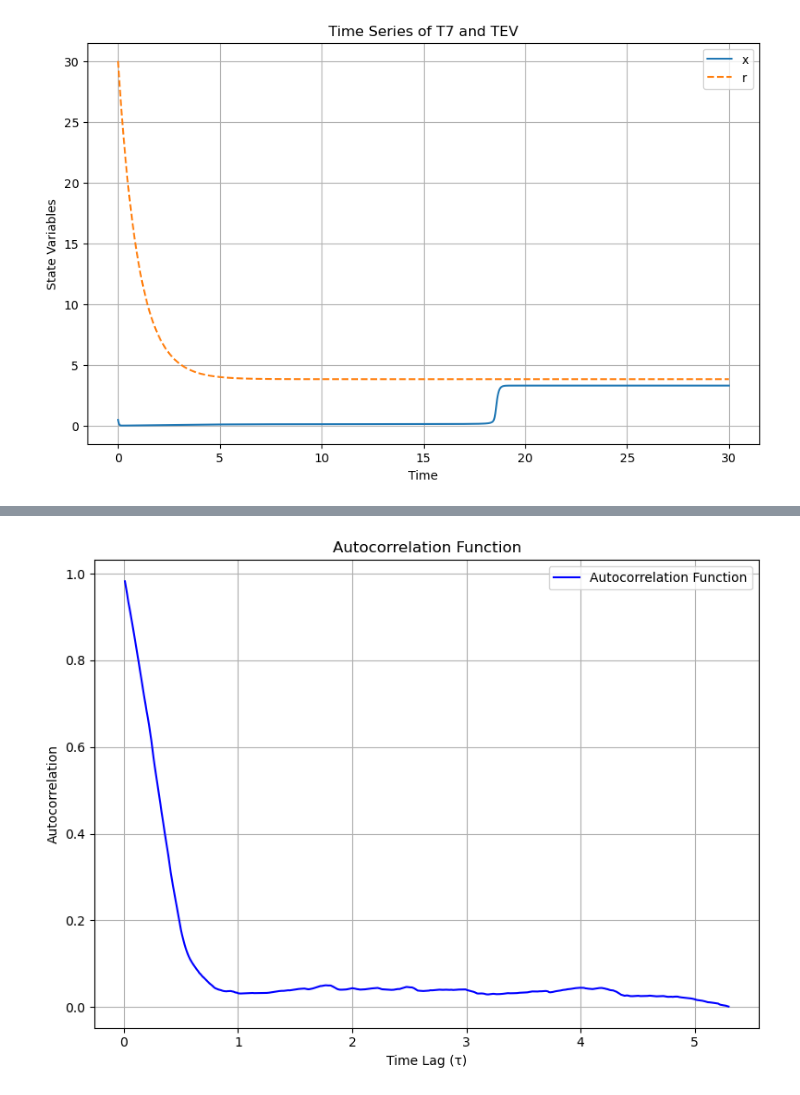
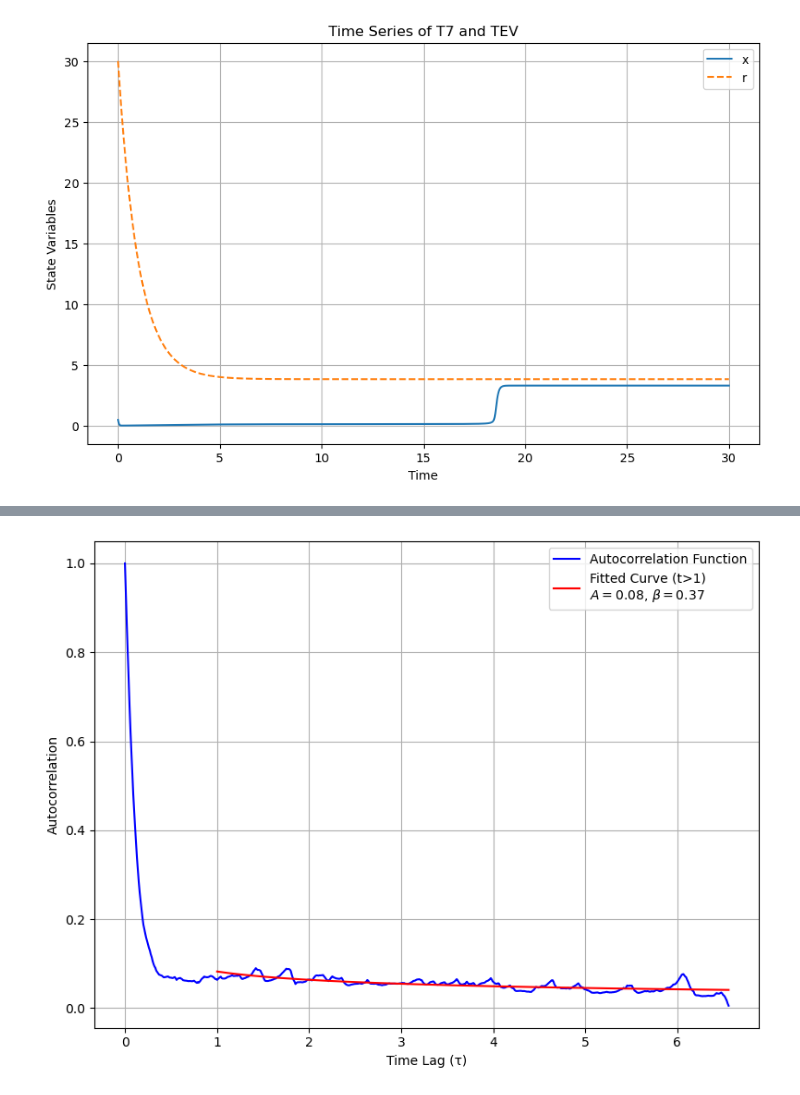
Before and after one commit to Paytonco/SOC_circuit, a Jupyter notebook: hillModel.ipynb, the cells around one changed output, grey strips where cells are left out. Saved outputs shown, nothing was run; the diff lists cells and outputs as text; code cells hidden in the pictures.

```diff
--- a/hillModel.ipynb
+++ b/hillModel.ipynb
@@ -217,7 +218,7 @@ if __name__ == "__main__":
     # Initialize storage for t, X, r pairs
     results = []
 
-    initial_conditions = [0.13, 4.0]
+    initial_conditions = [0.14758491, 3.853264]
     tspan = (0, 10)
 
     for ix in range(1000):
@@ -321,59 +322,50 @@ if __name__ == "__main__":
 # %%
-# Define the fitting function: C_x(tau) = A * (tau + 1)^(-beta)
+import numpy as np
+import matplotlib.pyplot as plt
+from scipy.optimize import curve_fit
+
 def fit_function(tau, A, beta):
-    return A * (tau + 1) ** (-beta)
+    return A * (tau) ** (-beta)
 
 def autocorrelation(x):
-    """Calculate the autocorrelation function of the signal x."""
     n = len(x)
     result = np.correlate(x, x, mode='full')
     result = result[n - 1:]  # Keep only the second half of the result
     result /= np.max(result)  # Normalize to maximum value
     return result
 
 if __name__ == "__main__":
-    # Find the trial with the latest first passage time
     latest_fpt_index = np.argmax(fpt_list)
     latest_t, latest_X = results[latest_fpt_index]
-
-    # Find the first passage time for the latest trial
     latest_fpt = fpt_list[latest_fpt_index]
 
-    # Extract the position values up to the first passage time
-    # Find the index where the first passage time occurs
-    first_passage_index = np.where(latest_t >= latest_fpt)[0][0]  # Index of the first passage time
+    first_passage_index = np.where(latest_t >= latest_fpt)[0][0]
+    X_before_fpt = latest_X[:first_passage_index + 1]
+    t_before_fpt = latest_t[:first_passage_index + 1]
 
-    # Extract position values up to the first passage time
-    X_before_fpt = latest_X[:first_passage_index + 1]
-    t_before_fpt = latest_t[:first_passage_index + 1]  # Time values up to the first passage time
+    acf = autocorrelation(X_before_fpt)
+    time_lags = t_before_fpt - t_before_fpt[0]
 
-    # Calculate the autocorrelation function for the extracted position data
-    acf = autocorrelation(X_before_fpt)
+    # Filter data for t > 1
+    valid_indices = time_lags > 1
+    time_lags_filtered = time_lags[valid_indices]
+    acf_filtered = acf[valid_indices]
 
-    # Calculate the corresponding time lags for the autocorrelation
-    time_lags = t_before_fpt - t_before_fpt[0]  # Subtract the initial time to get the lag
-
-    # Fit the autocorrelation data to the model C_x(tau) = A * (tau + 1)^(-beta)
-    popt, _ = curve_fit(fit_function, time_lags[1:], acf[1:], p0=[1, 1])  # Initial guess for A and beta
+    popt, _ = curve_fit(fit_function, time_lags_filtered, acf_filtered, p0=[1, 1])
     A_fit, beta_fit = popt
 
-    # Generate the fitted curve
-    tau_fit = np.linspace(min(time_lags), max(time_lags), 500)
-    acf_fit = fit_function(tau_fit, A_fit, beta_fit)
-
-    # Plot the autocorrelation function with the fitted curve
     plt.figure(figsize=(8, 6))
-    plt.plot(time_lags[1:], acf[1:], label="Autocorrelation Function", color='b')
-    #plt.plot(tau_fit, acf_fit, 'r-', label=f"Fitted Curve\n$A={A_fit:.2f}$, $\\beta={beta_fit:.2f}$")
+    plt.plot(time_lags, acf, label="Autocorrelation Function", color='b')
+    plt.plot(time_lags_filtered, fit_function(time_lags_filtered, A_fit, beta_fit), 'r-',
+             label=f"Fitted Curve (t>1)\n$A={A_fit:.2f}$, $\\beta={beta_fit:.2f}$")
     plt.xlabel("Time Lag (τ)")
     plt.ylabel("Autocorrelation")
-    plt.title("Autocorrelation Function")# and Fit to $C_x(\\tau) = A(\\tau + 1)^{-\\beta}$")
     plt.grid(True)
     plt.legend()
     plt.tight_layout()
     plt.show()
 # %% [output]
-[figure, old version]
+[figure, new version]
 # %%
 def fourier_transform(acf, dt):
     """Calculate the Fourier transform of the autocorrelation function and convert frequency to Hz."""
```
Also changed, not shown: parts of 6 cells of this notebook, 2 other files.
